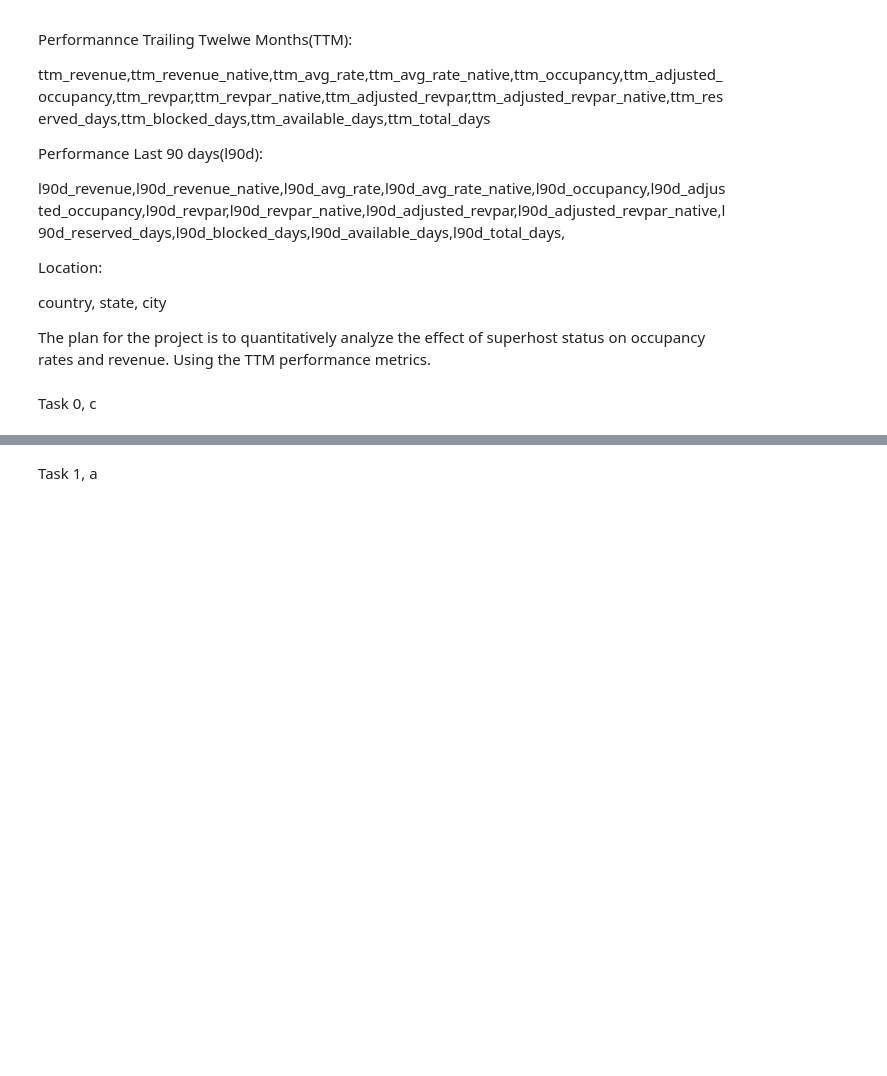
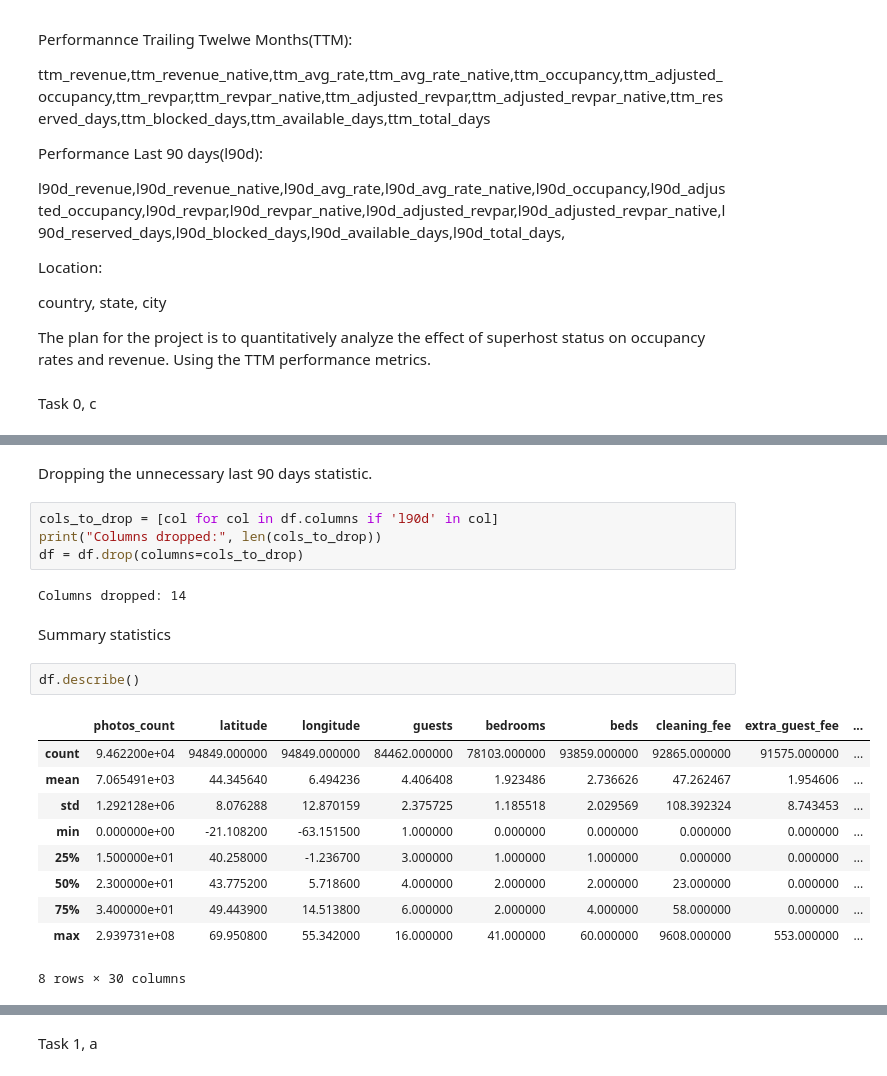
Before and after one commit to nipponart89/PythonForBusinessInt2026.NT, a Jupyter notebook: assignments/assignment2/assignment2.ipynb, the cells around one changed output, grey strips where cells are left out. Drawn from its saved outputs; the diff is of its cells as text; blank space fills up the shorter version.

```diff
--- a/assignments/assignment2/assignment2.ipynb
+++ b/assignments/assignment2/assignment2.ipynb
@@ -34,0 +50,23 @@ Task 0, c
+# %% [markdown]
+Dropping the unnecessary last 90 days statistic.
+# %%
+cols_to_drop = [col for col in df.columns if 'l90d' in col]
+print("Columns dropped:", len(cols_to_drop))
+df = df.drop(columns=cols_to_drop)
+# %% [output]
+Columns dropped: 14
+# %% [markdown]
+Summary statistics
+# %%
+df.describe()
+# %% [output]
+|  | photos_count | latitude | longitude | guests | bedrooms | beds | cleaning_fee | extra_guest_fee | ... |
+| count | 9.462200e+04 | 94849.000000 | 94849.000000 | 84462.000000 | 78103.000000 | 93859.000000 | 92865.000000 | 91575.000000 | ... |
+| mean | 7.065491e+03 | 44.345640 | 6.494236 | 4.406408 | 1.923486 | 2.736626 | 47.262467 | 1.954606 | ... |
+| std | 1.292128e+06 | 8.076288 | 12.870159 | 2.375725 | 1.185518 | 2.029569 | 108.392324 | 8.743453 | ... |
+| min | 0.000000e+00 | -21.108200 | -63.151500 | 1.000000 | 0.000000 | 0.000000 | 0.000000 | 0.000000 | ... |
+| 25% | 1.500000e+01 | 40.258000 | -1.236700 | 3.000000 | 1.000000 | 1.000000 | 0.000000 | 0.000000 | ... |
+| 50% | 2.300000e+01 | 43.775200 | 5.718600 | 4.000000 | 2.000000 | 2.000000 | 23.000000 | 0.000000 | ... |
+| 75% | 3.400000e+01 | 49.443900 | 14.513800 | 6.000000 | 2.000000 | 4.000000 | 58.000000 | 0.000000 | ... |
+| max | 2.939731e+08 | 69.950800 | 55.342000 | 16.000000 | 41.000000 | 60.000000 | 9608.000000 | 553.000000 | ... |
+8 rows × 30 columns
```
Also changed, not shown: parts of 6 cells of this notebook, 5 other files.
